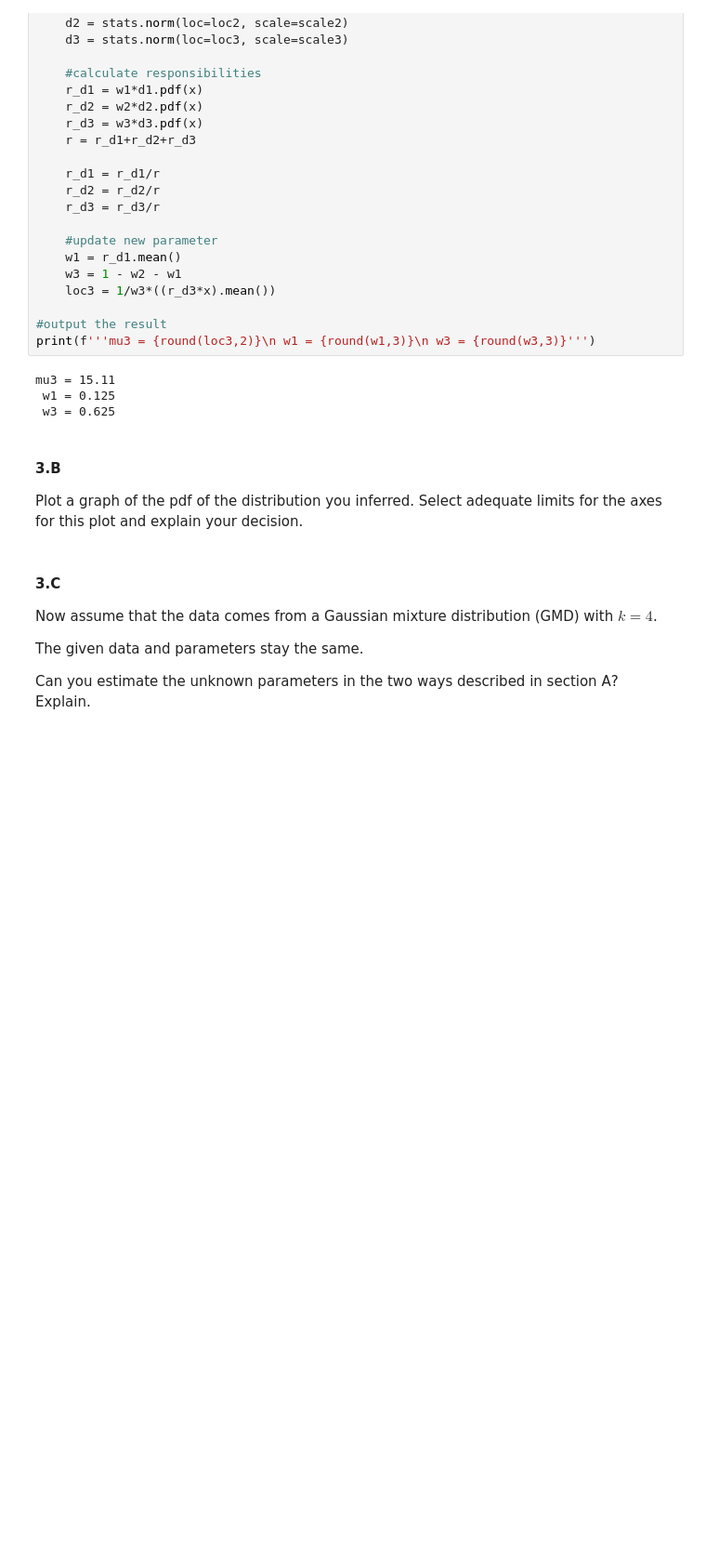
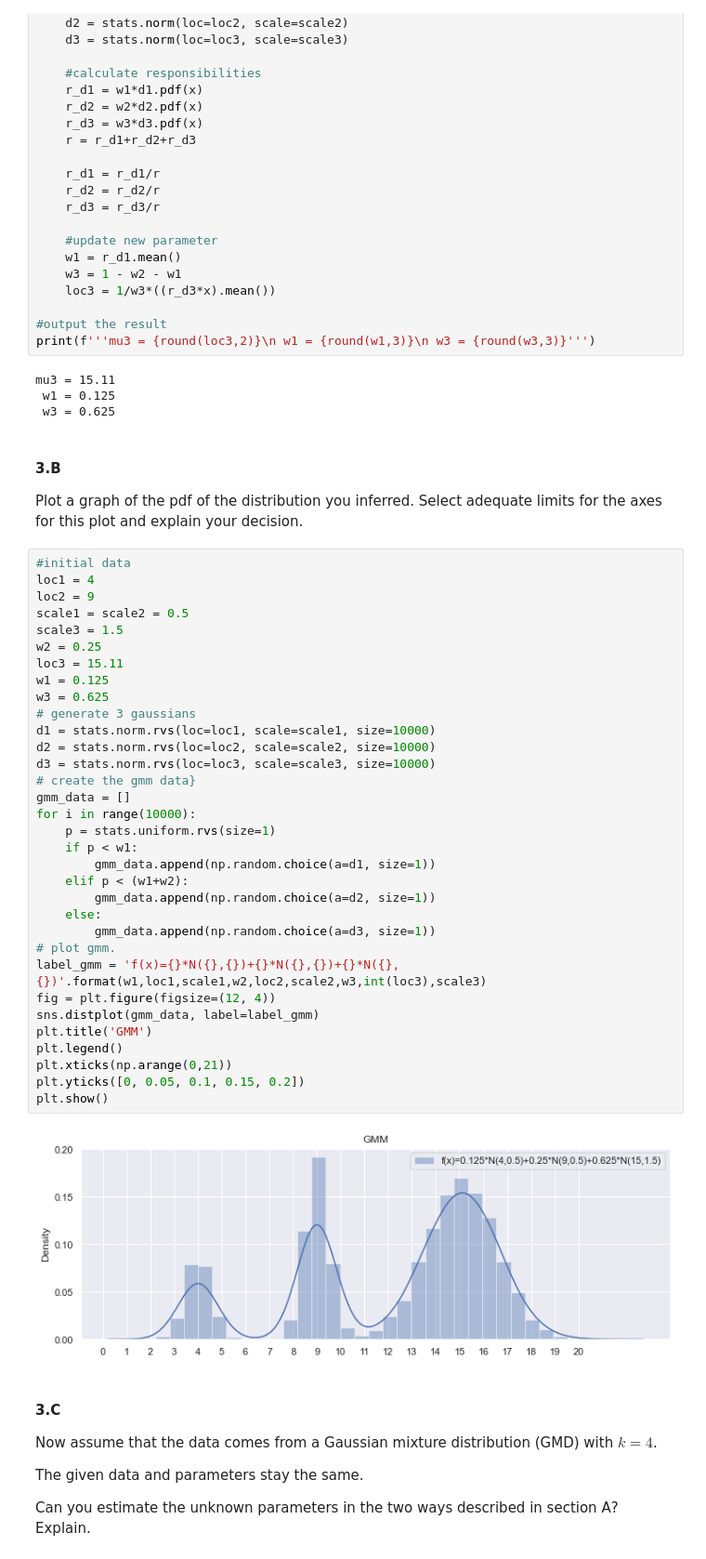
Before and after one commit to ronigold/Statistics_HW, a Jupyter notebook: HW2.ipynb, the cells around one changed output. Shown at 93% size. Cells and saved outputs as stored; diff of their text form; blank space fills up the shorter version.

```diff
--- a/HW2.ipynb
+++ b/HW2.ipynb
@@ -439,6 +439,41 @@ mu3 = 15.11
 # %% [markdown]
 #### 3.B
 Plot a graph of the pdf of the distribution you inferred. Select adequate limits for the axes for this plot and explain your decision.
+# %%
+#initial data
+loc1 = 4
+loc2 = 9
+scale1 = scale2 = 0.5
+scale3 = 1.5
+w2 = 0.25
+loc3 = 15.11
+w1 = 0.125
+w3 = 0.625
+# generate 3 gaussians
+d1 = stats.norm.rvs(loc=loc1, scale=scale1, size=10000)
+d2 = stats.norm.rvs(loc=loc2, scale=scale2, size=10000)
+d3 = stats.norm.rvs(loc=loc3, scale=scale3, size=10000)
+# create the gmm data}
+gmm_data = []
+for i in range(10000):
+    p = stats.uniform.rvs(size=1)
+    if p < w1:
+        gmm_data.append(np.random.choice(a=d1, size=1))
+    elif p < (w1+w2):
+        gmm_data.append(np.random.choice(a=d2, size=1))
+    else:
+        gmm_data.append(np.random.choice(a=d3, size=1))
+# plot gmm.
+label_gmm = 'f(x)={}*N({},{})+{}*N({},{})+{}*N({},{})'.format(w1,loc1,scale1,w2,loc2,scale2,w3,int(loc3),scale3)
+fig = plt.figure(figsize=(12, 4))
+sns.distplot(gmm_data, label=label_gmm)
+plt.title('GMM')
+plt.legend()
+plt.xticks(np.arange(0,21))
+plt.yticks([0, 0.05, 0.1, 0.15, 0.2])
+plt.show()
+# %% [output]
+[figure, added]
 # %% [markdown]
 #### 3.C
 Now assume that the data comes from a Gaussian mixture distribution (GMD) with $k=4$.
```
Also changed, not shown: parts of 31 cells of this notebook.
